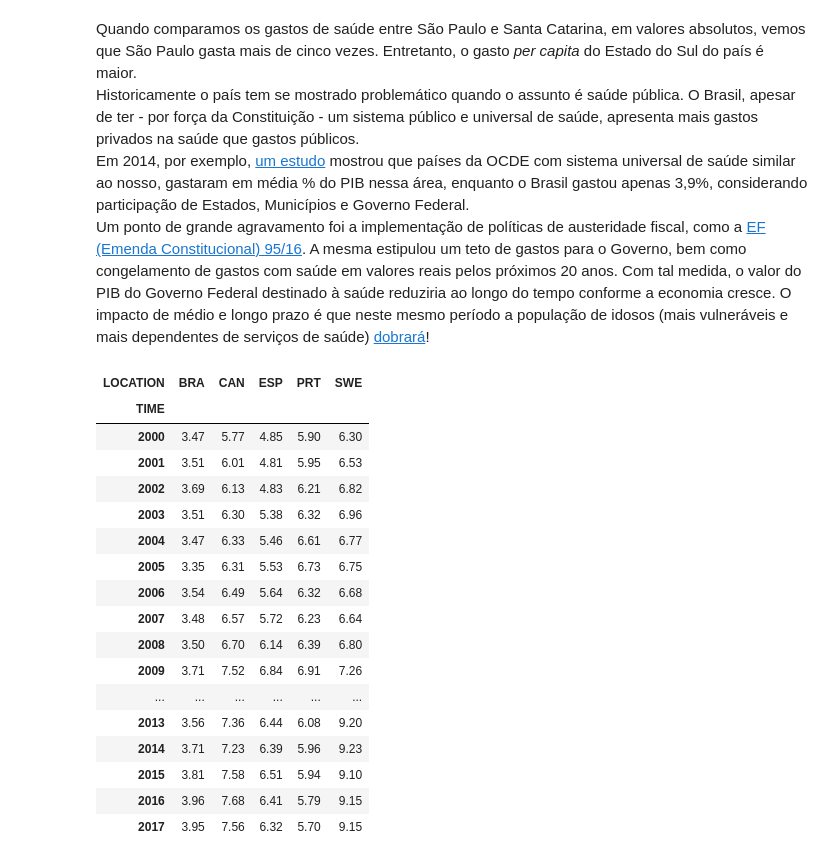
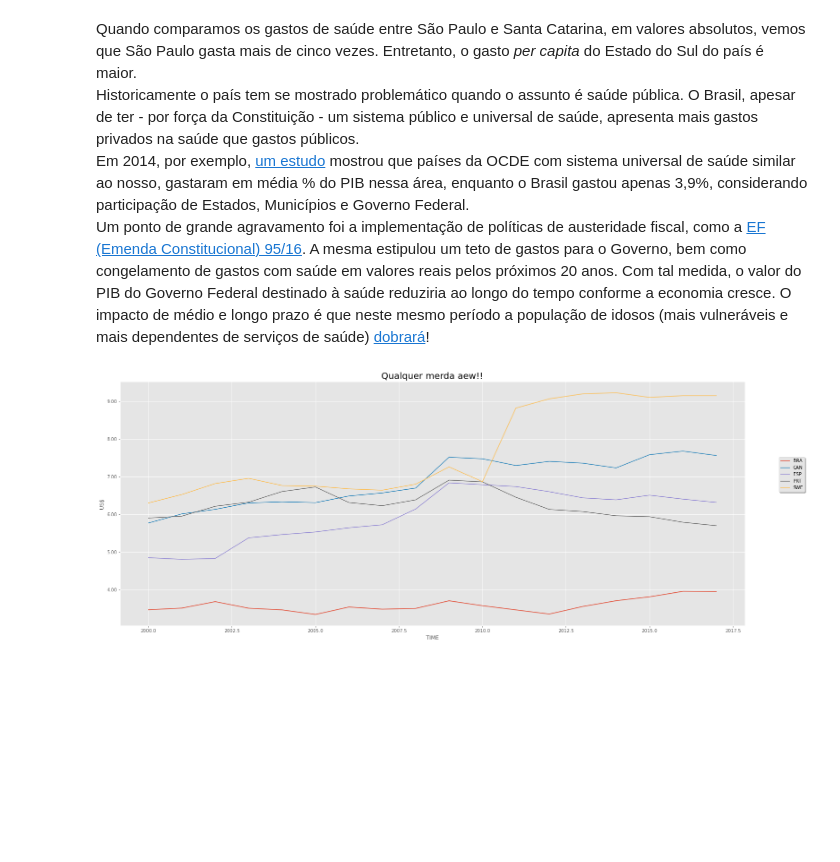
Before and after one commit to edwi-feitoza/bootcamp-alura-data-science-3, a Jupyter notebook: modulo_1/bootcamp_alura_datasus.ipynb, the cells around one changed output. Drawn from its saved outputs; the diff is of its cells as text; code cells hidden in the pictures; blank space fills up the shorter version.

```diff
--- a/modulo_1/bootcamp_alura_datasus.ipynb
+++ b/modulo_1/bootcamp_alura_datasus.ipynb
@@ -1081,56 +1081,36 @@ Um ponto de grande agravamento foi a implementação de políticas de austeridad
 # %%
 dados_ocde = pd.read_csv('DP_LIVE_30052021041131100.csv', encoding='ISO-8859-1', engine='python')
 dados_ocde.rename(columns={dados_ocde.columns[0]: 'LOCATION'}, inplace=True)
 paises_sus = ['CAN', 'SWE', 'BRA', 'ESP','PRT']
 dados_ocde = dados_ocde.loc[dados_ocde['LOCATION'].isin(paises_sus)]
 dados_ocde = dados_ocde.loc[dados_ocde['SUBJECT'] == 'COMPULSORY']
 dados_ocde = dados_ocde.loc[dados_ocde['TIME'].between(2000,2017)]
 dados_ocde = dados_ocde.loc[dados_ocde['MEASURE'] == 'PC_GDP']
 dados_ocde = dados_ocde.drop('SUBJECT', axis=1)
 dados_ocde = dados_ocde.drop('INDICATOR', axis=1)
 dados_ocde = dados_ocde.drop('MEASURE', axis=1)
 dados_ocde = dados_ocde.drop('FREQUENCY', axis=1)
 dados_ocde = dados_ocde.drop('Flag Codes', axis=1)
 
 def preenche_paises(pais):
     switcher = {
         'CAN': 'Canadá',
         'ESP': 'Espanha',
         'BRA': 'Brasil',
         'SWE': 'Suécia',
         'PRT': 'Portugal'
     }
     return switcher.get(pais, 'País não encontrado!')
 
 dados_ocde = pd.pivot_table(dados_ocde, values='Value', index=['TIME'], columns=['LOCATION'])
-dados_ocde.head(20)
 
 
-#dados_ocde_brasil = dados_ocde.loc[dados_ocde['LOCATION'] == 'BRA']
-#dados_ocde_brasil.plot()
-#dados_ocde_brasil = dados_ocde_brasil.set_index('TIME')
-#dados_ocde_brasil.T
-#dados_ocde_brasil.plot()
-
-
-#ax = dados_ocde_brasil.plot(figsize=(25,10), label='Brasil')
-#plt.show()
+colors = plt.cm.jet(np.linspace(0,1,5))
+ax = dados_ocde.plot(figsize=(25,10))
+ax.yaxis.set_major_formatter(ticker.StrMethodFormatter('{x:,.2f}'))
+plt.legend(loc="upper right", bbox_to_anchor=(1.1, 0.7), ncol=1, shadow=True, fancybox=True)
+plt.ylabel("US$")
+plt.title(label = "Qualquer merda aew!!", fontsize=20)
+plt.show()
 # %% [output]
-| LOCATION | BRA | CAN | ESP | PRT | SWE |
-| TIME |  |  |  |  |  |
-| 2000 | 3.47 | 5.77 | 4.85 | 5.90 | 6.30 |
-| 2001 | 3.51 | 6.01 | 4.81 | 5.95 | 6.53 |
-| 2002 | 3.69 | 6.13 | 4.83 | 6.21 | 6.82 |
-| 2003 | 3.51 | 6.30 | 5.38 | 6.32 | 6.96 |
-| 2004 | 3.47 | 6.33 | 5.46 | 6.61 | 6.77 |
-| 2005 | 3.35 | 6.31 | 5.53 | 6.73 | 6.75 |
-| 2006 | 3.54 | 6.49 | 5.64 | 6.32 | 6.68 |
-| 2007 | 3.48 | 6.57 | 5.72 | 6.23 | 6.64 |
-| 2008 | 3.50 | 6.70 | 6.14 | 6.39 | 6.80 |
-| 2009 | 3.71 | 7.52 | 6.84 | 6.91 | 7.26 |
-| ... | ... | ... | ... | ... | ... |
-| 2013 | 3.56 | 7.36 | 6.44 | 6.08 | 9.20 |
-| 2014 | 3.71 | 7.23 | 6.39 | 5.96 | 9.23 |
-| 2015 | 3.81 | 7.58 | 6.51 | 5.94 | 9.10 |
-| 2016 | 3.96 | 7.68 | 6.41 | 5.79 | 9.15 |
-| 2017 | 3.95 | 7.56 | 6.32 | 5.70 | 9.15 |
+[figure, added]
```
